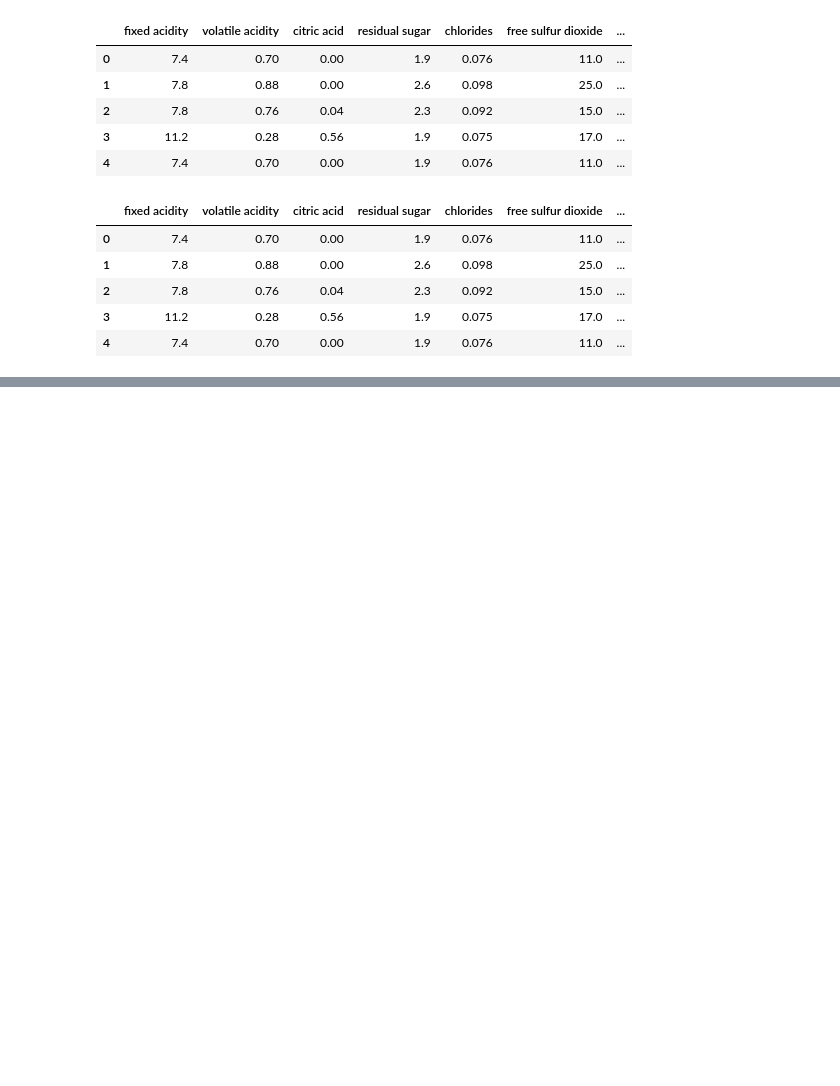
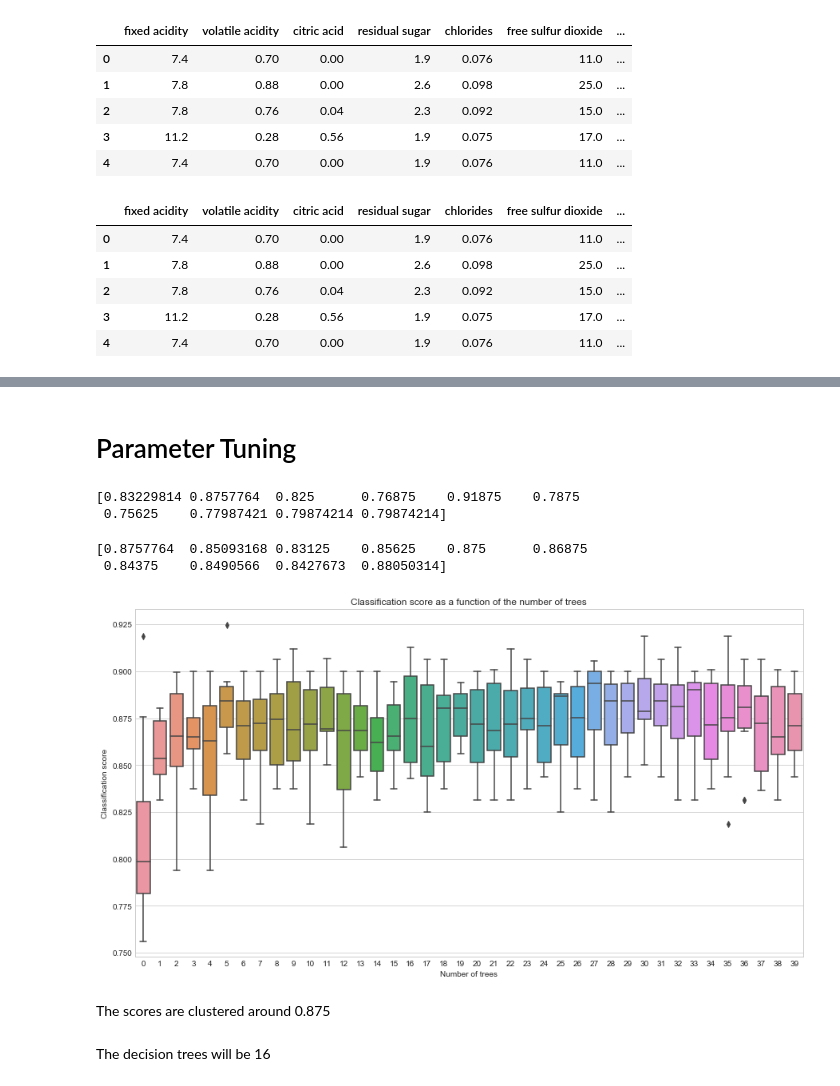
Before and after one commit to rkritika1508/Wine-Quality, a Jupyter notebook: Red Wine.ipynb, the cells around one changed output, grey strips where cells are left out. Cells and saved outputs as stored; diff of their text form; code cells hidden in the pictures; blank space fills up the shorter version.

Commit message:
Used random forest classifier and got 97% accuracy

```diff
--- a/Red Wine.ipynb
+++ b/Red Wine.ipynb
@@ -215,0 +220,4 @@ train.head()
+# %%
+X = train.drop('good', axis=1)
+# %%
+y = train['good']
@@ -215,0 +264,31 @@ train.head()
+# %% [markdown]
+# Parameter Tuning
+# %%
+scores = []
+
+for num_trees in range(1,41):
+    clf = RandomForestClassifier(n_estimators = num_trees)
+    scores.append(cross_val_score(clf, X, y, cv=10))
+# %%
+print(scores[0])
+# %% [output]
+[0.83229814 0.8757764  0.825      0.76875    0.91875    0.7875
+ 0.75625    0.77987421 0.79874214 0.79874214]
+# %%
+print(scores[1])
+# %% [output]
+[0.8757764  0.85093168 0.83125    0.85625    0.875      0.86875
+ 0.84375    0.8490566  0.8427673  0.88050314]
+# %%
+plt.figure(figsize=(15,8))
+sns.boxplot(data=scores)
+plt.xlabel('Number of trees')
+plt.ylabel('Classification score')
+plt.title('Classification score as a function of the number of trees')
+plt.show()
+# %% [output]
+[figure, added]
+# %% [markdown]
+The scores are clustered around 0.875
+# %% [markdown]
+The decision trees will be 16
```
Also changed, not shown: parts of 19 cells of this notebook.
